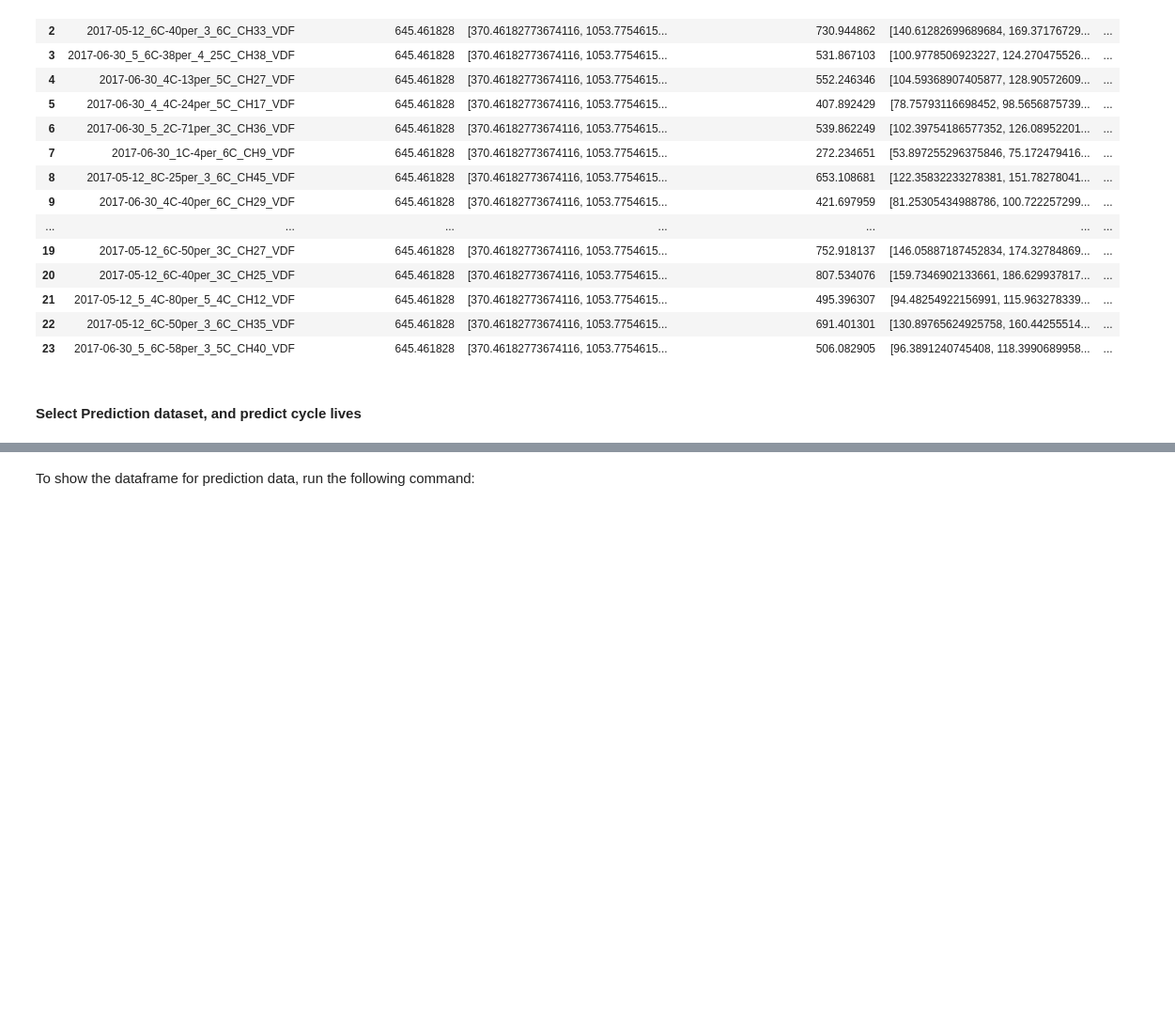
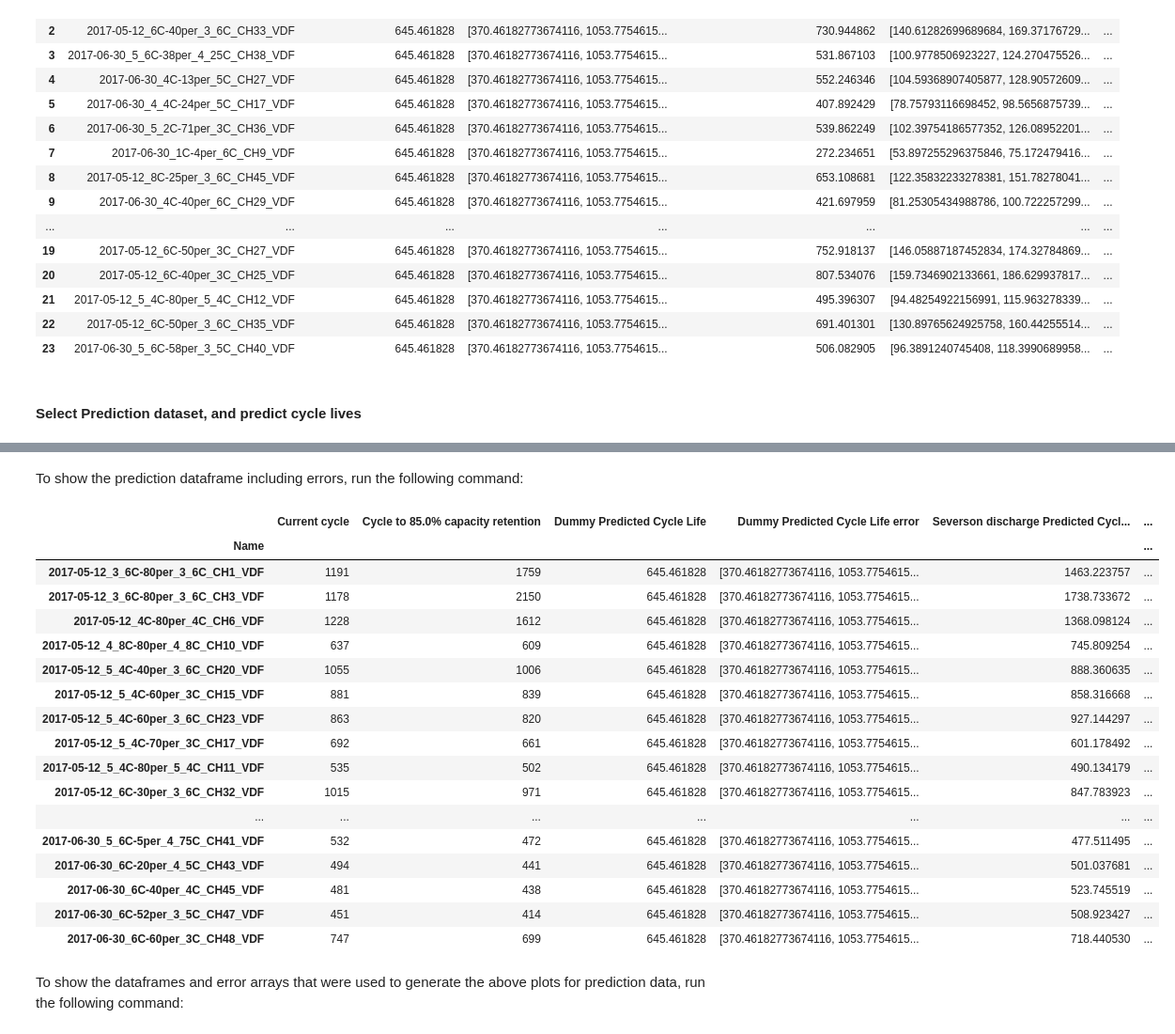
Before and after one commit to Voltaiq/vce_Severson-Generalized-Cycle-Life-Prediction_ca667ebf, a Jupyter notebook: CL_Prediction_Severson2019.ipynb, the cells around one changed output, grey strips where cells are left out. Shown: that part at 94% size. Saved outputs shown, nothing was run; the diff lists cells and outputs as text; code cells hidden in the pictures; blank space fills up the shorter version.

Commit message:
add errorbar dataframe for prediction

```diff
--- a/CL_Prediction_Severson2019.ipynb
+++ b/CL_Prediction_Severson2019.ipynb
@@ -449,8 +449,32 @@ Filtering tests by capacity retention is slow; check kernel status for update on
 interactive(children=(SelectMultiple(description='Prediction Datasets:', options=('Severson2019 - All (LFP)', …
 Button(button_style='danger', description='Predict Lifetime', disabled=True, style=ButtonStyle(button_color='#…
 [interactive output not drawn]
+# %% [markdown]
+To show the prediction dataframe including errors, run the following command:
+# %%
+pred_df_with_error = prediction1.get_predicted_cyclelife_with_error()
+pred_df_with_error
+# %% [output]
+|  | Current cycle | Cycle to 85.0% capacity retention | Dummy Predicted Cycle Life | Dummy Predicted Cycle Life error | Severson discharge Predicted Cycl... | ... |
+| Name |  |  |  |  |  | ... |
+| 2017-05-12_3_6C-80per_3_6C_CH1_VDF | 1191 | 1759 | 645.461828 | [370.46182773674116, 1053.7754615... | 1463.223757 | ... |
+| 2017-05-12_3_6C-80per_3_6C_CH3_VDF | 1178 | 2150 | 645.461828 | [370.46182773674116, 1053.7754615... | 1738.733672 | ... |
+| 2017-05-12_4C-80per_4C_CH6_VDF | 1228 | 1612 | 645.461828 | [370.46182773674116, 1053.7754615... | 1368.098124 | ... |
+| 2017-05-12_4_8C-80per_4_8C_CH10_VDF | 637 | 609 | 645.461828 | [370.46182773674116, 1053.7754615... | 745.809254 | ... |
+| 2017-05-12_5_4C-40per_3_6C_CH20_VDF | 1055 | 1006 | 645.461828 | [370.46182773674116, 1053.7754615... | 888.360635 | ... |
+| 2017-05-12_5_4C-60per_3C_CH15_VDF | 881 | 839 | 645.461828 | [370.46182773674116, 1053.7754615... | 858.316668 | ... |
+| 2017-05-12_5_4C-60per_3_6C_CH23_VDF | 863 | 820 | 645.461828 | [370.46182773674116, 1053.7754615... | 927.144297 | ... |
+| 2017-05-12_5_4C-70per_3C_CH17_VDF | 692 | 661 | 645.461828 | [370.46182773674116, 1053.7754615... | 601.178492 | ... |
+| 2017-05-12_5_4C-80per_5_4C_CH11_VDF | 535 | 502 | 645.461828 | [370.46182773674116, 1053.7754615... | 490.134179 | ... |
+| 2017-05-12_6C-30per_3_6C_CH32_VDF | 1015 | 971 | 645.461828 | [370.46182773674116, 1053.7754615... | 847.783923 | ... |
+| ... | ... | ... | ... | ... | ... | ... |
+| 2017-06-30_5_6C-5per_4_75C_CH41_VDF | 532 | 472 | 645.461828 | [370.46182773674116, 1053.7754615... | 477.511495 | ... |
+| 2017-06-30_6C-20per_4_5C_CH43_VDF | 494 | 441 | 645.461828 | [370.46182773674116, 1053.7754615... | 501.037681 | ... |
+| 2017-06-30_6C-40per_4C_CH45_VDF | 481 | 438 | 645.461828 | [370.46182773674116, 1053.7754615... | 523.745519 | ... |
+| 2017-06-30_6C-52per_3_5C_CH47_VDF | 451 | 414 | 645.461828 | [370.46182773674116, 1053.7754615... | 508.923427 | ... |
+| 2017-06-30_6C-60per_3C_CH48_VDF | 747 | 699 | 645.461828 | [370.46182773674116, 1053.7754615... | 718.440530 | ... |
 # %% [markdown]
-To show the dataframe for prediction data, run the following command:
+To show the dataframes and error arrays that were used to generate the above plots for prediction data, run the following command:
 # %%
 prediction_df,predictiondf_errors, time_pred_df = prediction1.return_predicted_cyclelife()
 prediction_df
```
Also changed, not shown: parts of 5 cells of this notebook, 1 other file.
